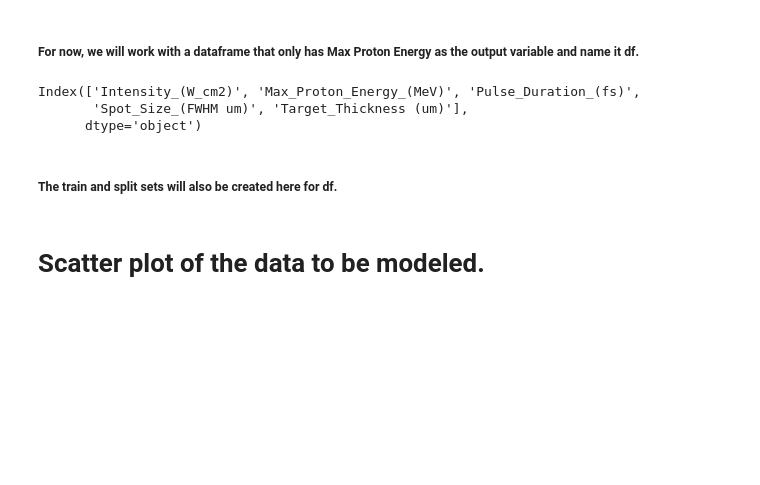
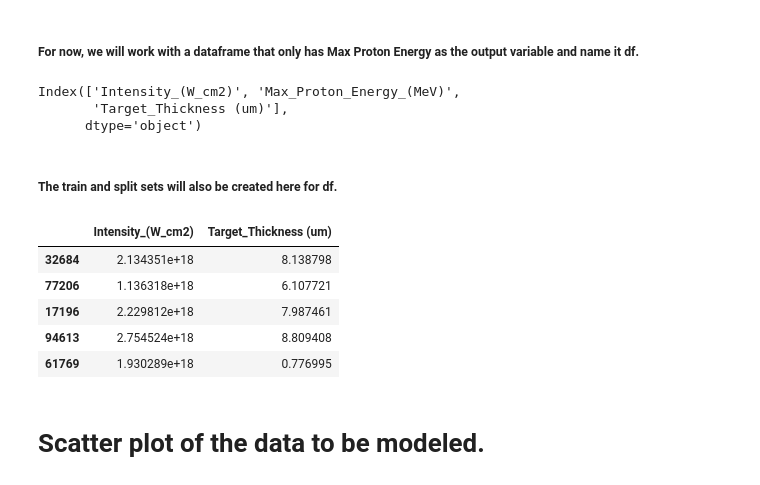
Before and after one commit to pedrog96/vanilla-latte, a Jupyter notebook: support vector regression/Support Vector Regression.ipynb, the cells around one changed output. Saved outputs shown, nothing was run; the diff lists cells and outputs as text; code cells hidden in the pictures; blank space fills up the shorter version.

```diff
--- a/support vector regression/Support Vector Regression.ipynb
+++ b/support vector regression/Support Vector Regression.ipynb
@@ -40,11 +42,13 @@ inputs
 ##### For now, we will work with a dataframe that only has Max Proton Energy as the output variable and name it df.
 # %%
 df = physics.copy()
-df = df.drop(columns=outputs[1:])
+df = df.drop(columns= outputs[1:])
+df = df.drop(columns= inputs[1])
+df = df.drop(columns= inputs[2])
 df.columns
 # %% [output]
-Index(['Intensity_(W_cm2)', 'Max_Proton_Energy_(MeV)', 'Pulse_Duration_(fs)',
-       'Spot_Size_(FWHM um)', 'Target_Thickness (um)'],
+Index(['Intensity_(W_cm2)', 'Max_Proton_Energy_(MeV)',
+       'Target_Thickness (um)'],
       dtype='object')
 # %% [markdown]
 ##### The train and split sets will also be created here for df.
@@ -53,3 +57,12 @@ X_train, X_test, y_train, y_test = train_test_split(df[inputs], df[outputs[0]],
+# %%
+X_train.head()
+# %% [output]
+|  | Intensity_(W_cm2) | Target_Thickness (um) |
+| 32684 | 2.134351e+18 | 8.138798 |
+| 77206 | 1.136318e+18 | 6.107721 |
+| 17196 | 2.229812e+18 | 7.987461 |
+| 94613 | 2.754524e+18 | 8.809408 |
+| 61769 | 1.930289e+18 | 0.776995 |
 # %% [markdown]
 # Scatter plot of the data to be modeled.
 # %%
```
Also changed, not shown: parts of 4 cells of this notebook.
